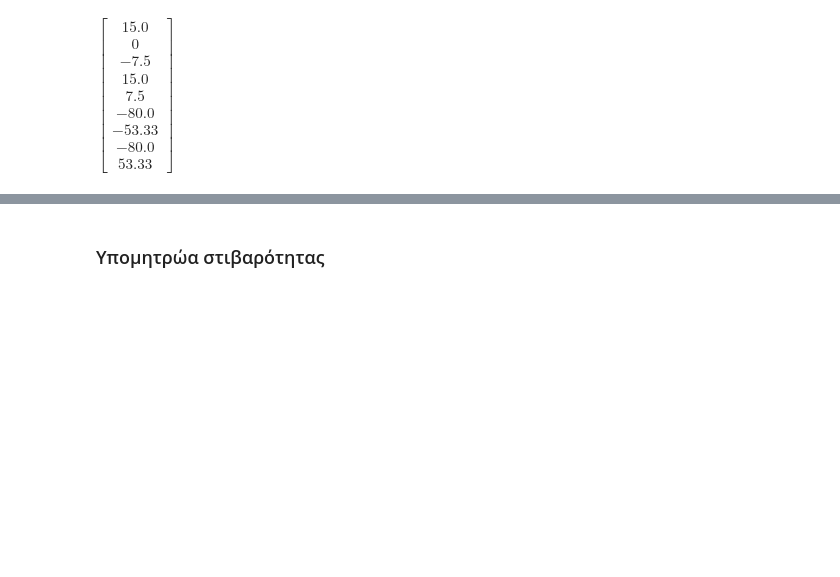
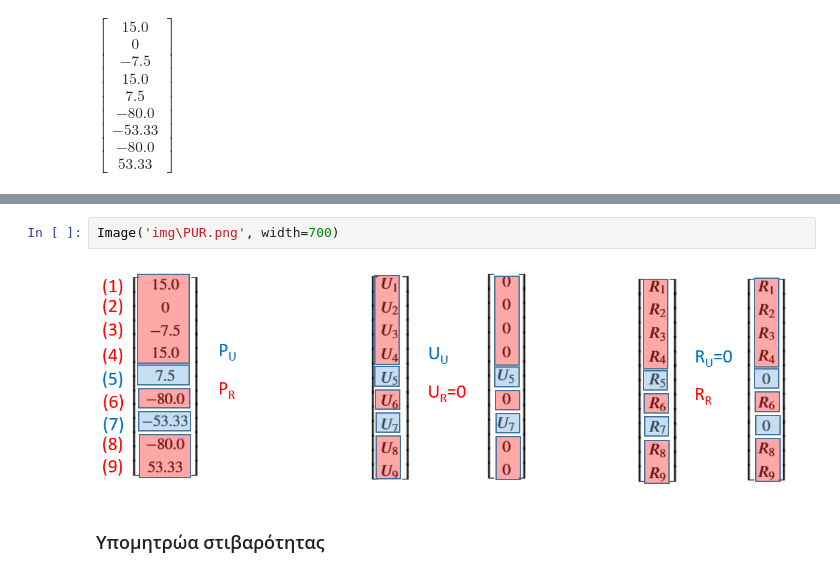
Before and after one commit to panagop/ihu_courses, a Jupyter notebook: jupyter/ihu/statiki_me_mitroa/example5/example5.ipynb, the cells around one changed output, grey strips where cells are left out. Drawn from its saved outputs; the diff is of its cells as text; blank space fills up the shorter version.

```diff
--- a/jupyter/ihu/statiki_me_mitroa/example5/example5.ipynb
+++ b/jupyter/ihu/statiki_me_mitroa/example5/example5.ipynb
@@ -208,3 +214,7 @@ $\displaystyle \left[\begin{matrix}15.0\\0\\-7.5\\15.0\\7.5\\-80.0\\-53.33\\-80.
+# %%
+Image('img\PUR.png', width=700)
+# %% [output]
+[figure, added]
 # %% [markdown]
 ### Υπομητρώα στιβαρότητας
 # %%
```
Also changed, not shown: parts of 11 cells of this notebook, 3 other files.
